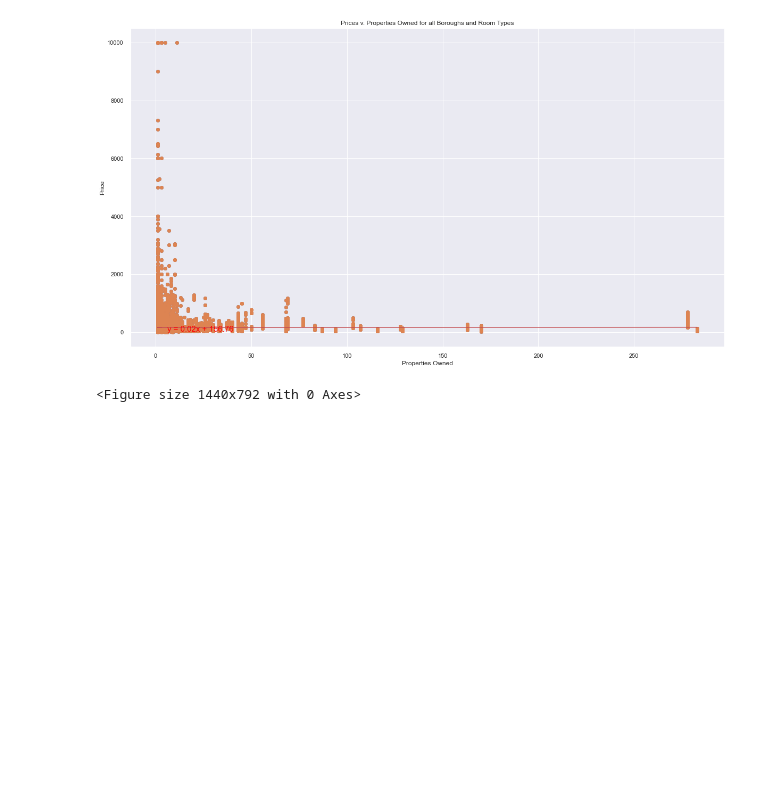
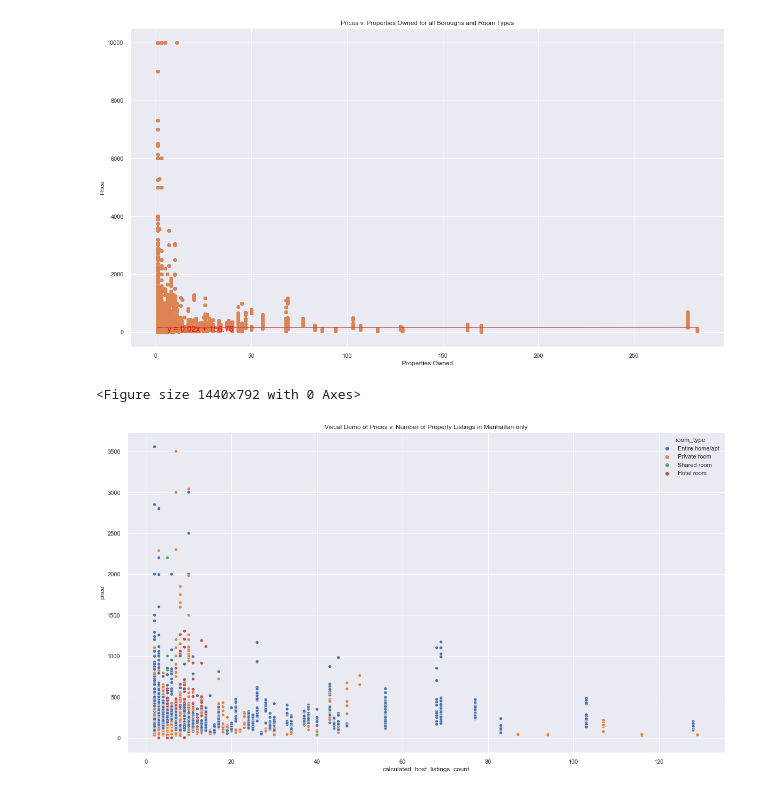
Before and after one commit to MWilliamsDP/ProjectOne, a Jupyter notebook: MW/MWProject1Final.ipynb, the cells around one changed output. Cells and saved outputs as stored; diff of their text form; code cells hidden in the pictures; blank space fills up the shorter version.

```diff
--- a/MW/MWProject1Final.ipynb
+++ b/MW/MWProject1Final.ipynb
@@ -618,3 +611,12 @@ plt.savefig('../MW/AllRooms.Boroughs.Lineregress.png')
 The r-squared is: 1.1377508037797908e-05
 [figure]
 <Figure size 1440x792 with 0 Axes>
+# %%
+Main1=MainDF[MainDF['price']<4000]
+ModMainDF=Main1[Main1['calculated_host_listings_count']<150]
+ModManhattan=ModMainDF[ModMainDF['neighbourhood_group']=='Manhattan']
+sns.set(rc={'figure.figsize':(20,11)})
+sns.scatterplot(data=ModManhattan,x="calculated_host_listings_count", y="price", hue="room_type").set(title='Visual Demo of Prices v. Number of Property Listings in Manhattan only')
+plt.savefig('../MW/AllRooms.Manhattan.png')
+# %% [output]
+[figure, added]
```
Also changed, not shown: parts of 1 cell of this notebook, 2 other files.
